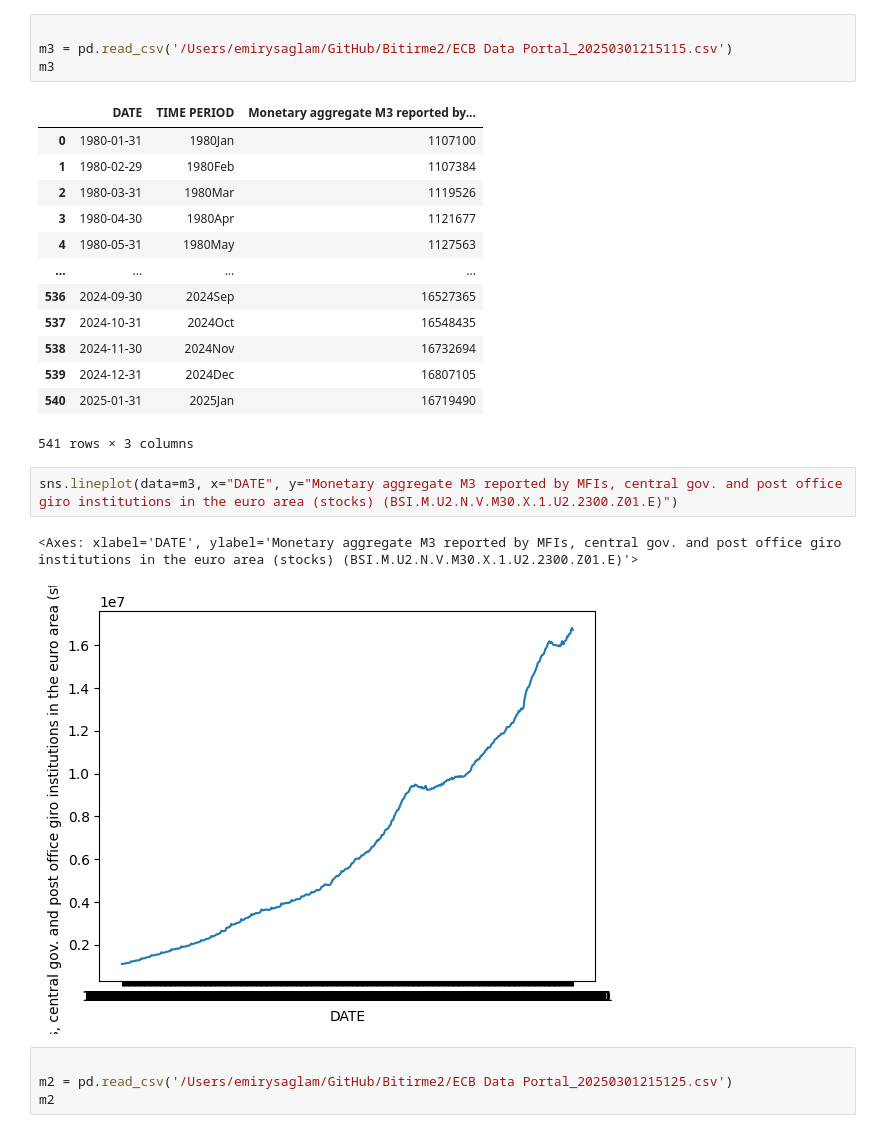
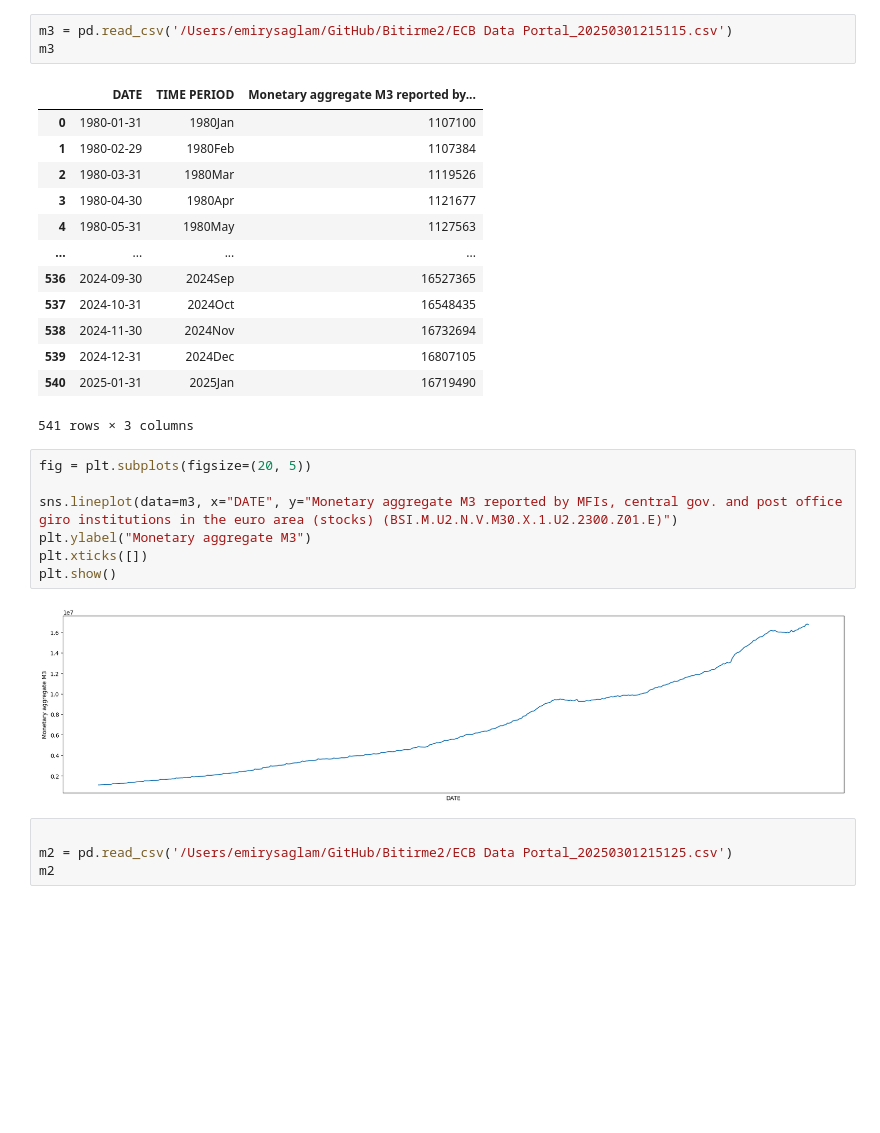
Before and after one commit to emirsglm/consumer-behavior-analysis, a Jupyter notebook: ecb.ipynb, the cells around one changed output. Saved outputs shown, nothing was run; the diff lists cells and outputs as text; blank space fills up the shorter version.

```diff
--- a/ecb.ipynb
+++ b/ecb.ipynb
@@ -13,5 +28,4 @@ Neither seasonally nor working day adjusted
 # %%
-
 m3 = pd.read_csv('/Users/emirysaglam/GitHub/Bitirme2/ECB Data Portal_20250301215115.csv')
 m3
 # %% [output]
@@ -29,10 +43,14 @@ m3
 | 540 | 2025-01-31 | 2025Jan | 16719490 |
 541 rows × 3 columns
 # %%
+fig = plt.subplots(figsize=(20, 5))
+
 sns.lineplot(data=m3, x="DATE", y="Monetary aggregate M3 reported by MFIs, central gov. and post office giro institutions in the euro area (stocks) (BSI.M.U2.N.V.M30.X.1.U2.2300.Z01.E)")
+plt.ylabel("Monetary aggregate M3")
+plt.xticks([])
+plt.show()
 # %% [output]
-<Axes: xlabel='DATE', ylabel='Monetary aggregate M3 reported by MFIs, central gov. and post office giro institutions in the euro area (stocks) (BSI.M.U2.N.V.M30.X.1.U2.2300.Z01.E)'>
-[figure, old version]
+[figure, new version]
 # %%
 
 m2 = pd.read_csv('/Users/emirysaglam/GitHub/Bitirme2/ECB Data Portal_20250301215125.csv')
```
Also changed, not shown: parts of 8 cells of this notebook, 7 other files.
